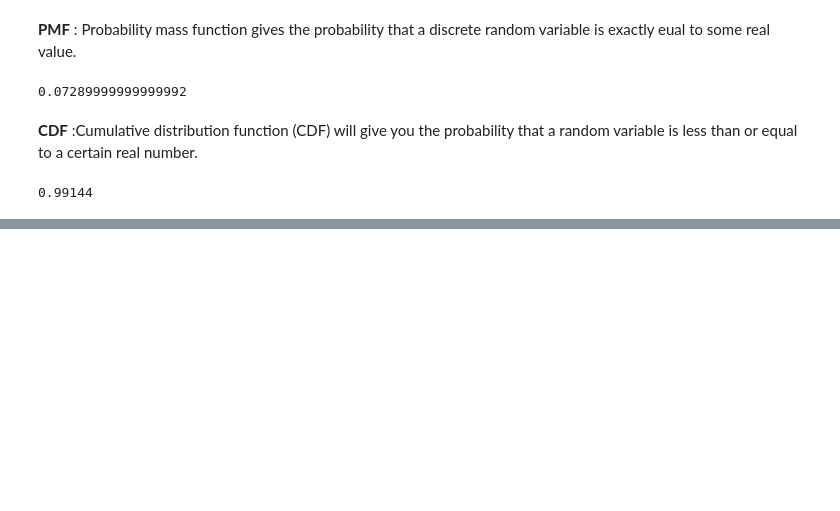
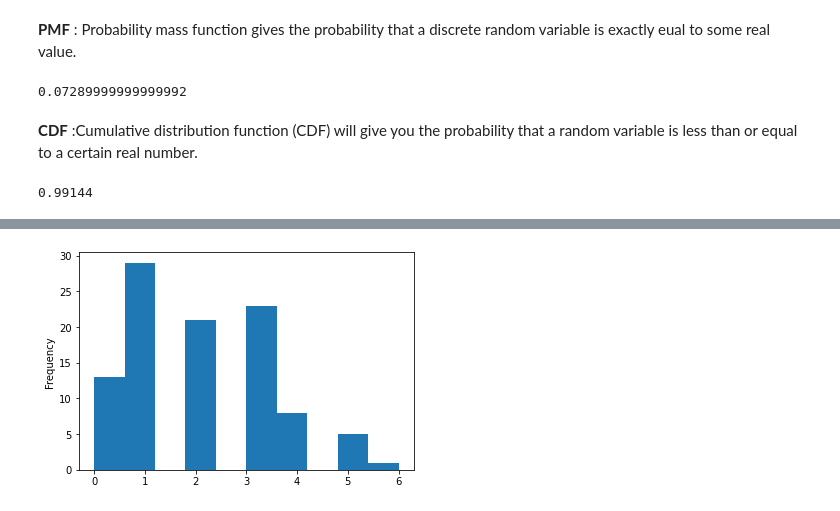
Before and after one commit to chikoungoun/Practical-Stats-for-DS, a Jupyter notebook: PS for DS - Chap 2.ipynb, the cells around one changed output, grey strips where cells are left out. Saved outputs shown, nothing was run; the diff lists cells and outputs as text; code cells hidden in the pictures; blank space fills up the shorter version.

```diff
--- a/PS for DS - Chap 2.ipynb
+++ b/PS for DS - Chap 2.ipynb
@@ -370,0 +409,6 @@ print(stats.binom.cdf(2,n=5,p=0.1))
+# %%
+# Plotting the distribution
+pd.Series(sample).plot.hist()
+plt.show()
+# %% [output]
+[figure, added]
```
Also changed, not shown: parts of 15 cells of this notebook.
